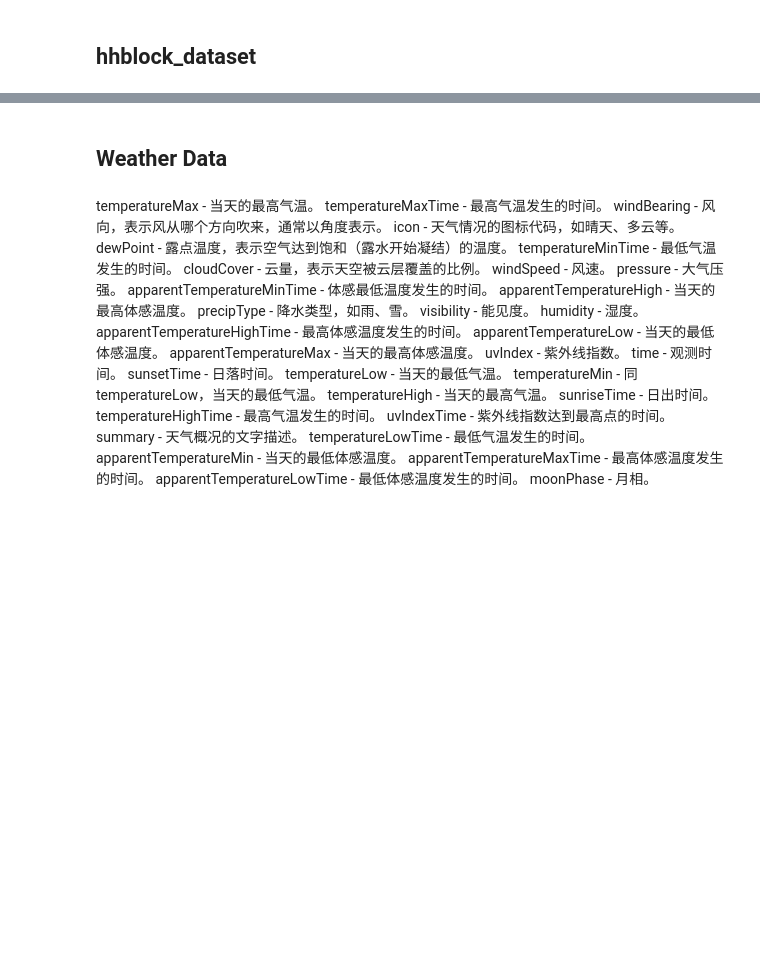
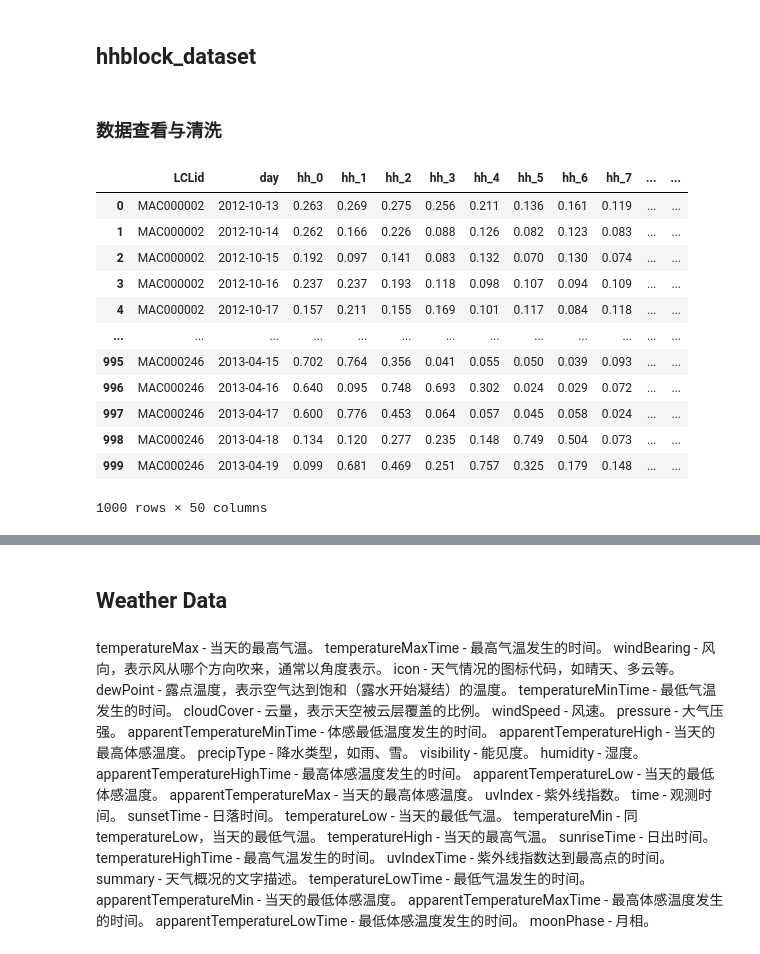
Before and after one commit to Sigyn4869/PTUA_WEIJIA, a Jupyter notebook: Descriptive visualisation.ipynb, the cells around one changed output, grey strips where cells are left out. Saved outputs shown, nothing was run; the diff lists cells and outputs as text; code cells hidden in the pictures; blank space fills up the shorter version.

```diff
--- a/Descriptive visualisation.ipynb
+++ b/Descriptive visualisation.ipynb
@@ -7,0 +35,28 @@ from pandas.plotting import register_matplotlib_converters
+# %%
+@memory.cache
+def read_hhblock_dataset(file_path):
+    # 获取文件夹内所有CSV文件的路径
+    csv_files = [os.path.join(file_path, file) for file in os.listdir(file_path) if file.endswith('.csv')]
+
+    # 读取每个CSV文件为DataFrame，并存入列表
+    dataframes = [pd.read_csv(file) for file in csv_files]
+
+    # 合并所有DataFrame为一个大的DataFrame
+    hhblock_big_dataframe = pd.concat(dataframes, ignore_index=True)
+
+    return hhblock_big_dataframe
+# %%
+@memory.cache
+def data_import():
+    informations_households = pd.read_csv('archive/informations_households.csv')
+    daily_dataset = pd.read_csv('archive/daily_dataset.csv')
+    halfhourly_block_0 = pd.read_csv('archive/halfhourly_dataset/halfhourly_dataset/block_0.csv')
+    hhblock_0 = pd.read_csv('archive/hhblock_dataset/hhblock_dataset/block_0.csv')
+    hhblock_big_dataframe = read_hhblock_dataset('archive\hhblock_dataset\hhblock_dataset')
+    uk_bank_holidays = pd.read_csv('archive/uk_bank_holidays.csv')
+    weather_daily_darksky = pd.read_csv('archive/weather_daily_darksky.csv')
+    weather_hourly_darksky = pd.read_csv('archive/weather_hourly_darksky.csv')
+    return informations_households, daily_dataset, halfhourly_block_0, hhblock_0, hhblock_big_dataframe, uk_bank_holidays, weather_daily_darksky, weather_hourly_darksky
+# %%
+%%time
+informations_households, daily_dataset, halfhourly_block_0, hhblock_0, hhblock_big_dataframe, uk_bank_holidays, weather_daily_darksky, weather_hourly_darksky = data_import()
@@ -207 +543,19 @@ block_0
+# %% [markdown]
+### 数据查看与清洗
+# %%
+hhblock_0.head(1000)
+# %% [output]
+|  | LCLid | day | hh_0 | hh_1 | hh_2 | hh_3 | hh_4 | hh_5 | hh_6 | hh_7 | ... | ... |
+| 0 | MAC000002 | 2012-10-13 | 0.263 | 0.269 | 0.275 | 0.256 | 0.211 | 0.136 | 0.161 | 0.119 | ... | ... |
+| 1 | MAC000002 | 2012-10-14 | 0.262 | 0.166 | 0.226 | 0.088 | 0.126 | 0.082 | 0.123 | 0.083 | ... | ... |
+| 2 | MAC000002 | 2012-10-15 | 0.192 | 0.097 | 0.141 | 0.083 | 0.132 | 0.070 | 0.130 | 0.074 | ... | ... |
+| 3 | MAC000002 | 2012-10-16 | 0.237 | 0.237 | 0.193 | 0.118 | 0.098 | 0.107 | 0.094 | 0.109 | ... | ... |
+| 4 | MAC000002 | 2012-10-17 | 0.157 | 0.211 | 0.155 | 0.169 | 0.101 | 0.117 | 0.084 | 0.118 | ... | ... |
+| ... | ... | ... | ... | ... | ... | ... | ... | ... | ... | ... | ... | ... |
+| 995 | MAC000246 | 2013-04-15 | 0.702 | 0.764 | 0.356 | 0.041 | 0.055 | 0.050 | 0.039 | 0.093 | ... | ... |
+| 996 | MAC000246 | 2013-04-16 | 0.640 | 0.095 | 0.748 | 0.693 | 0.302 | 0.024 | 0.029 | 0.072 | ... | ... |
+| 997 | MAC000246 | 2013-04-17 | 0.600 | 0.776 | 0.453 | 0.064 | 0.057 | 0.045 | 0.058 | 0.024 | ... | ... |
+| 998 | MAC000246 | 2013-04-18 | 0.134 | 0.120 | 0.277 | 0.235 | 0.148 | 0.749 | 0.504 | 0.073 | ... | ... |
+| 999 | MAC000246 | 2013-04-19 | 0.099 | 0.681 | 0.469 | 0.251 | 0.757 | 0.325 | 0.179 | 0.148 | ... | ... |
+1000 rows × 50 columns
 # %%
```
Also changed, not shown: parts of 279 cells of this notebook, 1 other file.
